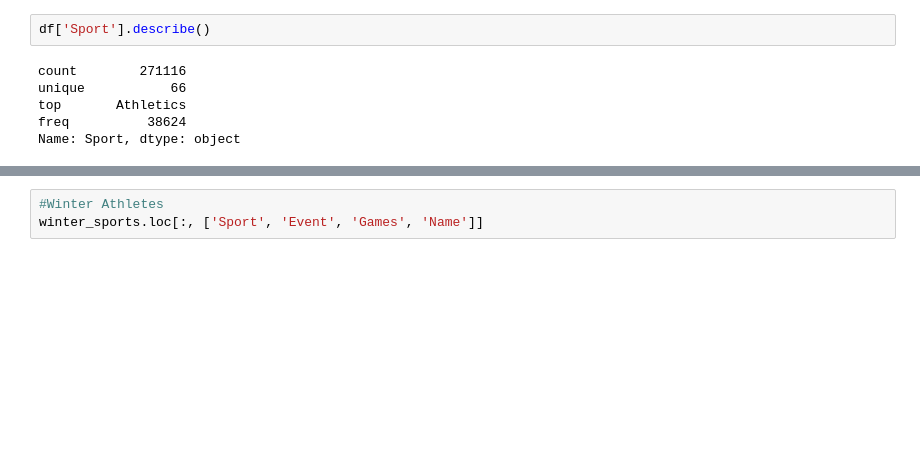
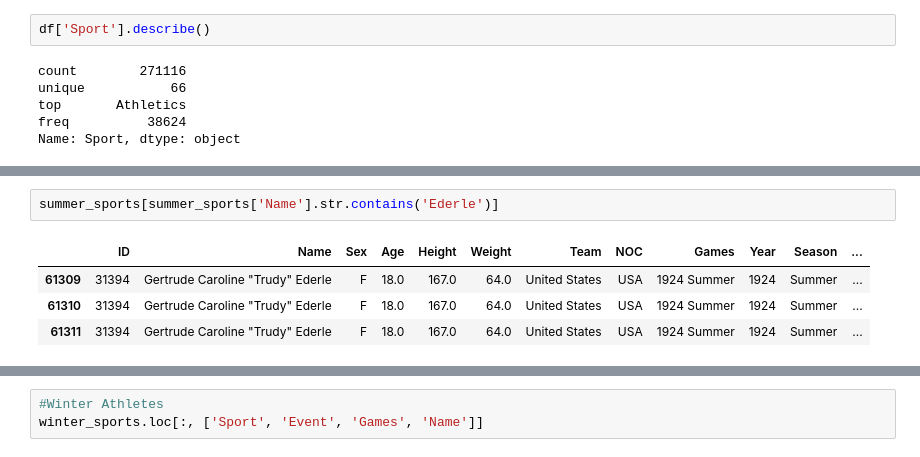
Before and after one commit to jennifer-biener/kaggle_datasets, a Jupyter notebook: athlete_sports_deep_dive.ipynb, the cells around one changed output, grey strips where cells are left out. Saved outputs shown, nothing was run; the diff lists cells and outputs as text; blank space fills up the shorter version.

```diff
--- a/athlete_sports_deep_dive.ipynb
+++ b/athlete_sports_deep_dive.ipynb
@@ -81,0 +175,7 @@ Name: Sport, dtype: object
+# %%
+summer_sports[summer_sports['Name'].str.contains('Ederle')]
+# %% [output]
+|  | ID | Name | Sex | Age | Height | Weight | Team | NOC | Games | Year | Season | ... |
+| 61309 | 31394 | Gertrude Caroline "Trudy" Ederle | F | 18.0 | 167.0 | 64.0 | United States | USA | 1924 Summer | 1924 | Summer | ... |
+| 61310 | 31394 | Gertrude Caroline "Trudy" Ederle | F | 18.0 | 167.0 | 64.0 | United States | USA | 1924 Summer | 1924 | Summer | ... |
+| 61311 | 31394 | Gertrude Caroline "Trudy" Ederle | F | 18.0 | 167.0 | 64.0 | United States | USA | 1924 Summer | 1924 | Summer | ... |
```
Also changed, not shown: parts of 11 cells of this notebook, 1 other file.
